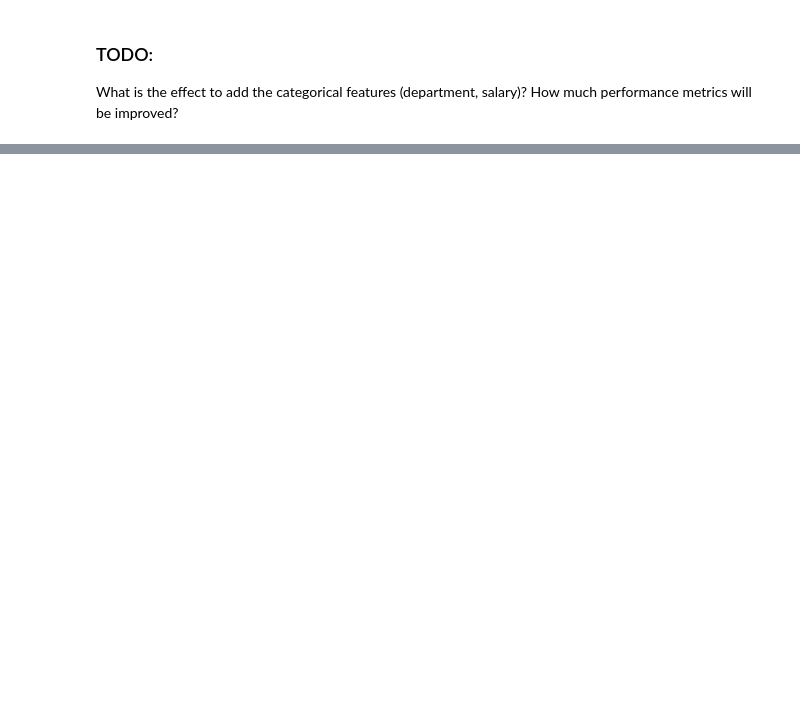
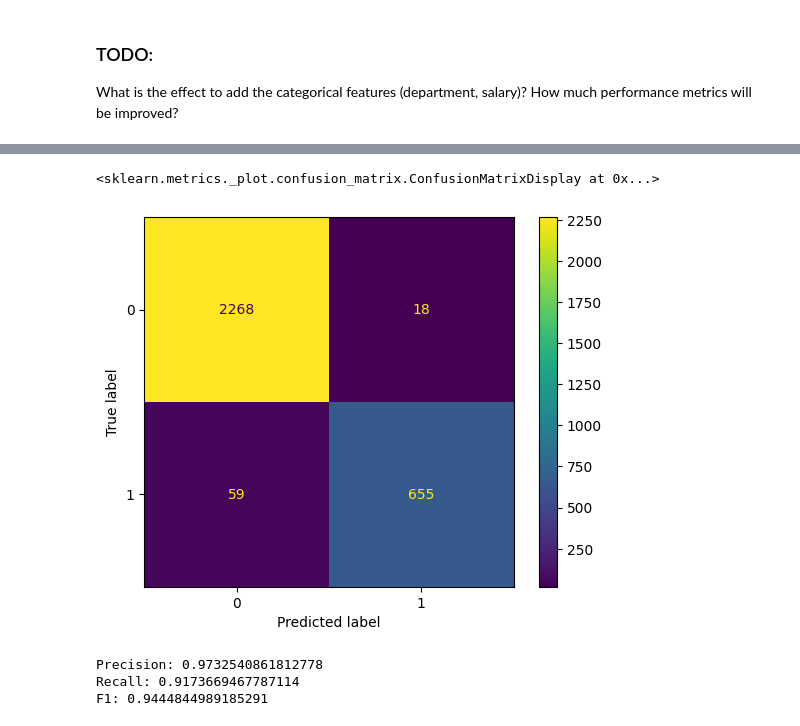
Before and after one commit to juanDango/classification-tutorial, a Jupyter notebook: rrhh/rrhh.ipynb, the cells around one changed output, grey strips where cells are left out. Drawn from its saved outputs; the diff is of its cells as text; code cells hidden in the pictures; blank space fills up the shorter version.

Commit message:
Created rrhh algorithm with department and salary

```diff
--- a/rrhh/rrhh.ipynb
+++ b/rrhh/rrhh.ipynb
@@ -104,3 +153,13 @@ plt.show()
 ### TODO:
 
 What is the effect to add the categorical features (department, salary)? How much performance metrics will be improved?
+# %%
+features = ['satisfaction_level', 'last_evaluation', 'number_project', 'average_montly_hours', 'time_spend_company', 'Work_accident', 'promotion_last_5years', 'department', 'salary']
+
+X = rrhh_df[features]
+Y = rrhh_df['left']
+# %%
+set(X['department'])
+dicti = {'IT': 0, 'RandD': 1, 'accounting': 2, 'hr': 3, 'management': 4, 'marketing': 5, 'product_mng': 6, 'sales': 7, 'support': 8, 'technical': 9}
+
+X['department'] = X['department'].apply(lambda x: dicti[x])
@@ -106,0 +172,5 @@ What is the effect to add the categorical features (department, salary)? How muc
+# %%
+set(X['salary'])
+dicti_sal = {'low': 0, 'medium': 1, 'high': 2}
+
+X['salary'] = X['salary'].apply(lambda x: dicti_sal[x])
@@ -106,0 +183,5 @@ What is the effect to add the categorical features (department, salary)? How muc
+# %%
+X_train, X_test, Y_train, Y_test = train_test_split(X, Y, test_size = 0.2, stratify = Y, random_state = 100)
+
+model2 = DecisionTreeClassifier(max_depth = 6, criterion = 'entropy', random_state = 200)
+model2.fit(X_train, Y_train)
@@ -106,0 +196,15 @@ What is the effect to add the categorical features (department, salary)? How muc
+# %%
+predictions = model2.predict(X_test)
+
+ConfusionMatrixDisplay.from_predictions(Y_test, predictions)
+# %% [output]
+<sklearn.metrics._plot.confusion_matrix.ConfusionMatrixDisplay at 0x...>
+[figure, added]
+# %%
+print('Precision:', precision_score(Y_test, predictions))
+print('Recall:', recall_score(Y_test, predictions))
+print('F1:', f1_score(Y_test, predictions))
+# %% [output]
+Precision: 0.9732540861812778
+Recall: 0.9173669467787114
+F1: 0.9444844989185291
```
Also changed, not shown: parts of 16 cells of this notebook, 3 other files.
